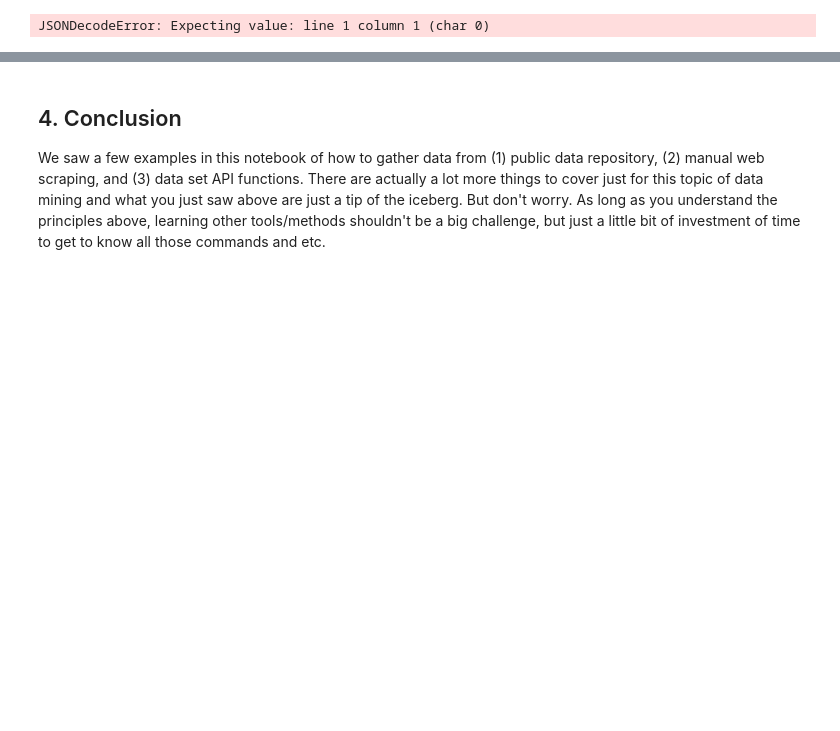
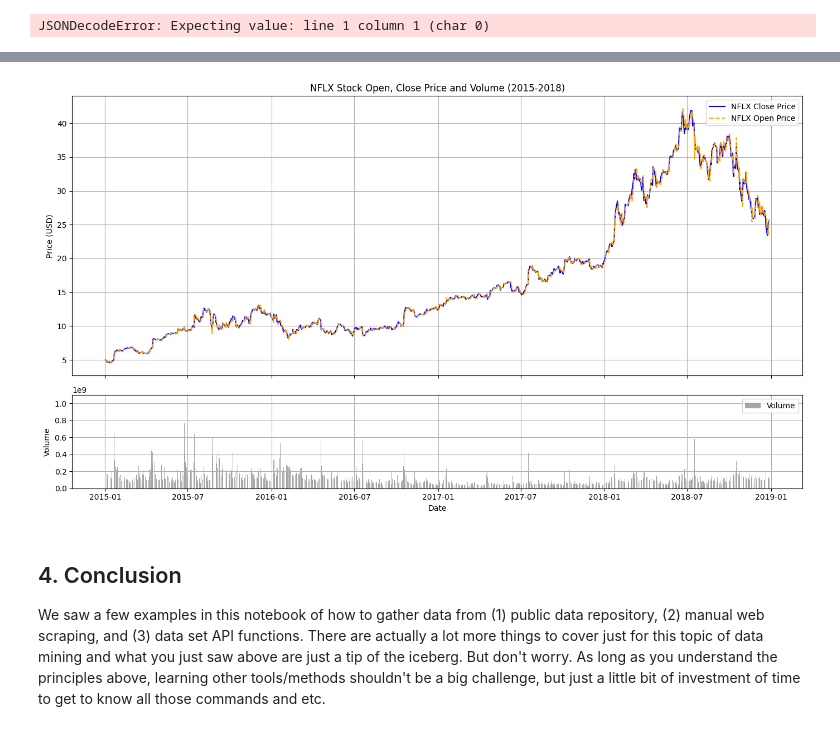
Before and after one commit to asmaradhiah/PBI, a Jupyter notebook: in-class-assignments/ica03/Data_Mining.ipynb, the cells around one changed output, grey strips where cells are left out. Saved outputs shown, nothing was run; the diff lists cells and outputs as text; code cells hidden in the pictures; blank space fills up the shorter version.

```diff
--- a/in-class-assignments/ica03/Data_Mining.ipynb
+++ b/in-class-assignments/ica03/Data_Mining.ipynb
@@ -527,0 +576,5 @@ NameError: name 'data' is not defined
+# %%
+# Get Netflix (NFLX) stock info from year 2015 to 2018
+data_nflx = yf.download('NFLX', start='2015-01-01', end='2018-12-31')
+print("Netflix stock data from 2015 to 2018:")
+display(data_nflx.head())
@@ -528,3 +673,30 @@ NameError: name 'data' is not defined
+# %%
+import matplotlib.pyplot as plt
+import pandas as pd
+
+# Create a figure with two subplots (one for price, one for volume)
+fig, (ax1, ax2) = plt.subplots(2, 1, figsize=(14, 8), sharex=True, gridspec_kw={'height_ratios': [3, 1]})
+
+# Plot Close and Open prices on the first subplot
+ax1.plot(data_nflx.index, data_nflx['Close'], label='NFLX Close Price', color='blue')
+ax1.plot(data_nflx.index, data_nflx['Open'], label='NFLX Open Price', color='orange', linestyle='--')
+ax1.set_ylabel('Price (USD)')
+ax1.set_title('NFLX Stock Open, Close Price and Volume (2015-2018)')
+ax1.legend()
+ax1.grid(True)
+
+# Plot Volume on the second subplot
+ax2.bar(data_nflx.index, data_nflx['Volume'].values.flatten(), label='Volume', color='grey', alpha=0.7, linewidth=0) # Flattened .values
+ax2.set_xlabel('Date')
+ax2.set_ylabel('Volume')
+ax2.legend()
+ax2.grid(True)
+
+# Improve layout and display the plot
+plt.tight_layout()
+plt.show()
+# %% [output]
+[figure, added]
 # %% [markdown]
 ## 4. Conclusion
 
```
Also changed, not shown: parts of 17 cells of this notebook.
